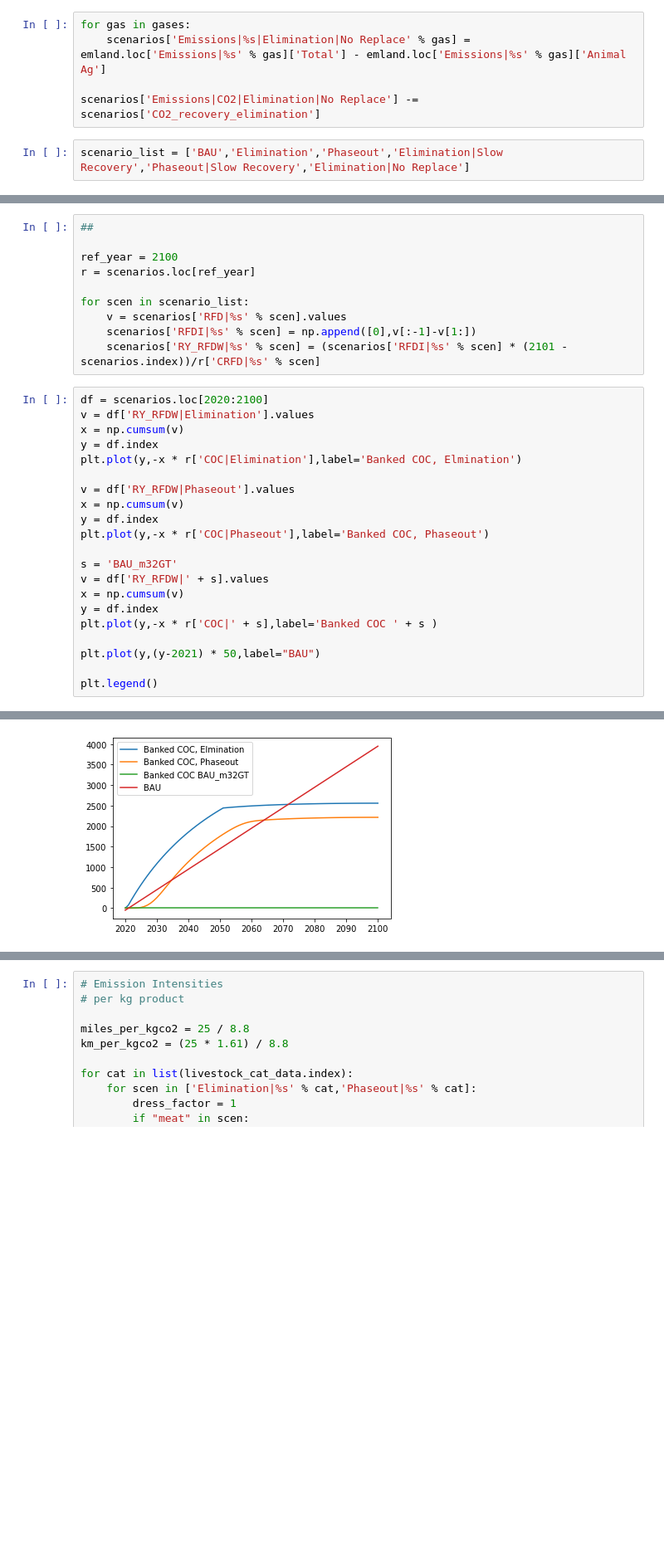
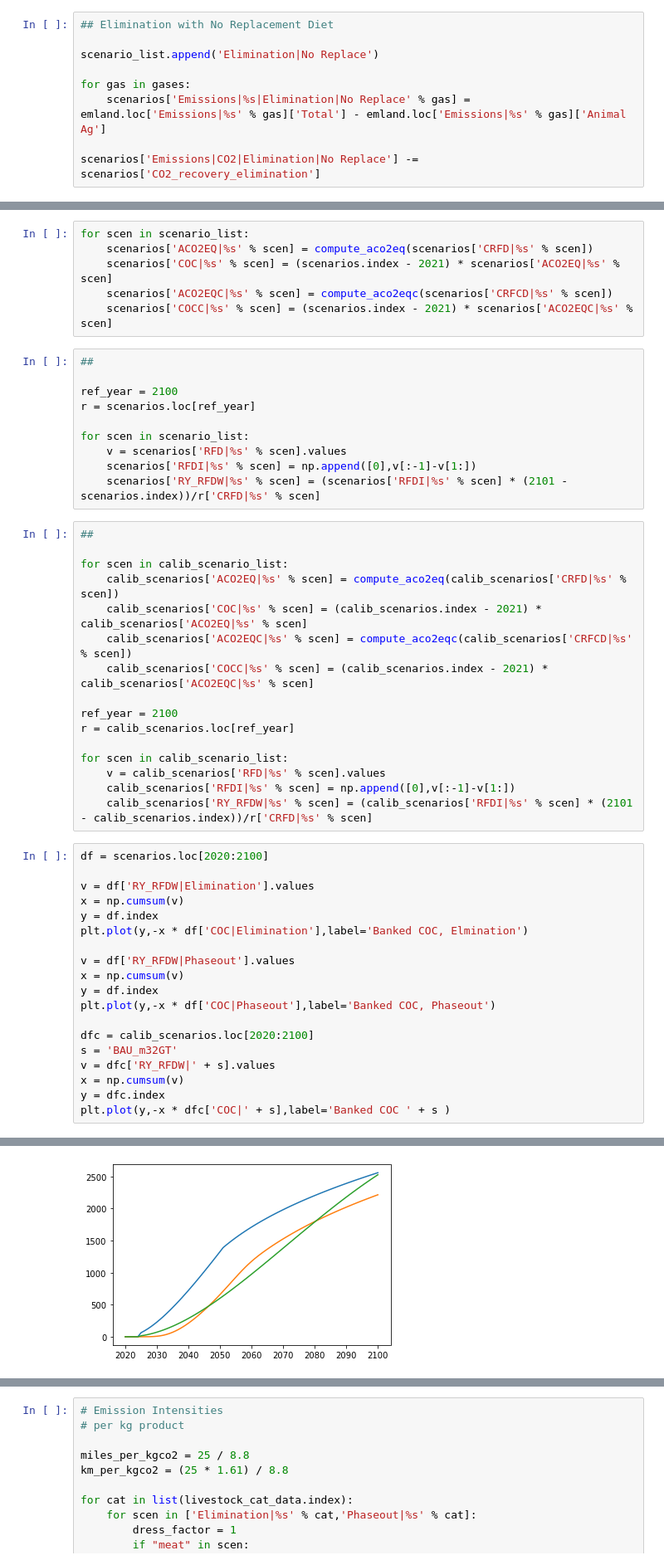
Before and after one commit to mbeisen/LivestockClimateImpact, a Jupyter notebook: PlanetaryReset.ipynb, the cells around one changed output, grey strips where cells are left out. Shown: that part at 83% size. Cells and saved outputs as stored; diff of their text form; blank space fills up the shorter version.

```diff
--- a/PlanetaryReset.ipynb
+++ b/PlanetaryReset.ipynb
@@ -774,8 +912,10 @@ scenarios['Emissions|CO2|Elimination|Slow Recovery'] -= scenarios['CO2_slow_reco
 scenarios['Emissions|CO2|Phaseout|Slow Recovery'] -= scenarios['CO2_slow_recovery_phaseout']
 # %%
+## Elimination with No Replacement Diet
+
+scenario_list.append('Elimination|No Replace')
+
 for gas in gases:
     scenarios['Emissions|%s|Elimination|No Replace' % gas] = emland.loc['Emissions|%s' % gas]['Total'] - emland.loc['Emissions|%s' % gas]['Animal Ag']
 
 scenarios['Emissions|CO2|Elimination|No Replace'] -= scenarios['CO2_recovery_elimination']
-# %%
-scenario_list = ['BAU','Elimination','Phaseout','Elimination|Slow Recovery','Phaseout|Slow Recovery','Elimination|No Replace']
@@ -965,3 +1157,9 @@ for scen in scenario_list:
+# %%
+for scen in scenario_list:
+    scenarios['ACO2EQ|%s' % scen] = compute_aco2eq(scenarios['CRFD|%s' % scen])
+    scenarios['COC|%s' % scen] = (scenarios.index - 2021) * scenarios['ACO2EQ|%s' % scen]
+    scenarios['ACO2EQC|%s' % scen] = compute_aco2eqc(scenarios['CRFCD|%s' % scen])
+    scenarios['COCC|%s' % scen] = (scenarios.index - 2021) * scenarios['ACO2EQC|%s' % scen]
 # %%
 ##
 
@@ -972,25 +1170,39 @@ for scen in scenario_list:
     v = scenarios['RFD|%s' % scen].values
     scenarios['RFDI|%s' % scen] = np.append([0],v[:-1]-v[1:])
     scenarios['RY_RFDW|%s' % scen] = (scenarios['RFDI|%s' % scen] * (2101 - scenarios.index))/r['CRFD|%s' % scen]
+# %%
+##
+
+for scen in calib_scenario_list:
+    calib_scenarios['ACO2EQ|%s' % scen] = compute_aco2eq(calib_scenarios['CRFD|%s' % scen])
+    calib_scenarios['COC|%s' % scen] = (calib_scenarios.index - 2021) * calib_scenarios['ACO2EQ|%s' % scen]
+    calib_scenarios['ACO2EQC|%s' % scen] = compute_aco2eqc(calib_scenarios['CRFCD|%s' % scen])
+    calib_scenarios['COCC|%s' % scen] = (calib_scenarios.index - 2021) * calib_scenarios['ACO2EQC|%s' % scen]
+
+ref_year = 2100
+r = calib_scenarios.loc[ref_year]
+
+for scen in calib_scenario_list:
+    v = calib_scenarios['RFD|%s' % scen].values
+    calib_scenarios['RFDI|%s' % scen] = np.append([0],v[:-1]-v[1:])
+    calib_scenarios['RY_RFDW|%s' % scen] = (calib_scenarios['RFDI|%s' % scen] * (2101 - calib_scenarios.index))/r['CRFD|%s' % scen]
 # %%
 df = scenarios.loc[2020:2100]
+
 v = df['RY_RFDW|Elimination'].values
 x = np.cumsum(v)
 y = df.index
-plt.plot(y,-x * r['COC|Elimination'],label='Banked COC, Elmination')
+plt.plot(y,-x * df['COC|Elimination'],label='Banked COC, Elmination')
 
 v = df['RY_RFDW|Phaseout'].values
 x = np.cumsum(v)
 y = df.index
-plt.plot(y,-x * r['COC|Phaseout'],label='Banked COC, Phaseout')
+plt.plot(y,-x * df['COC|Phaseout'],label='Banked COC, Phaseout')
 
+dfc = calib_scenarios.loc[2020:2100]
 s = 'BAU_m32GT'
-v = df['RY_RFDW|' + s].values
+v = dfc['RY_RFDW|' + s].values
 x = np.cumsum(v)
-y = df.index
-plt.plot(y,-x * r['COC|' + s],label='Banked COC ' + s )
-
-plt.plot(y,(y-2021) * 50,label="BAU")
-
-plt.legend()
+y = dfc.index
+plt.plot(y,-x * dfc['COC|' + s],label='Banked COC ' + s )
 # %% [output]
@@ -998 +1210 @@ plt.legend()
-[figure, old version]
+[figure, new version]
```
Also changed, not shown: parts of 70 cells of this notebook, 30 other files.
